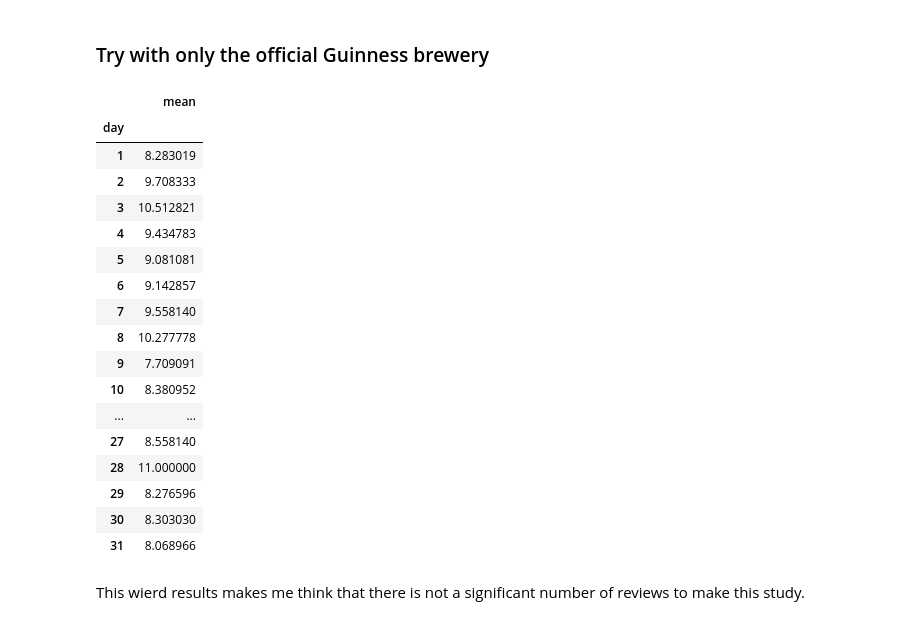
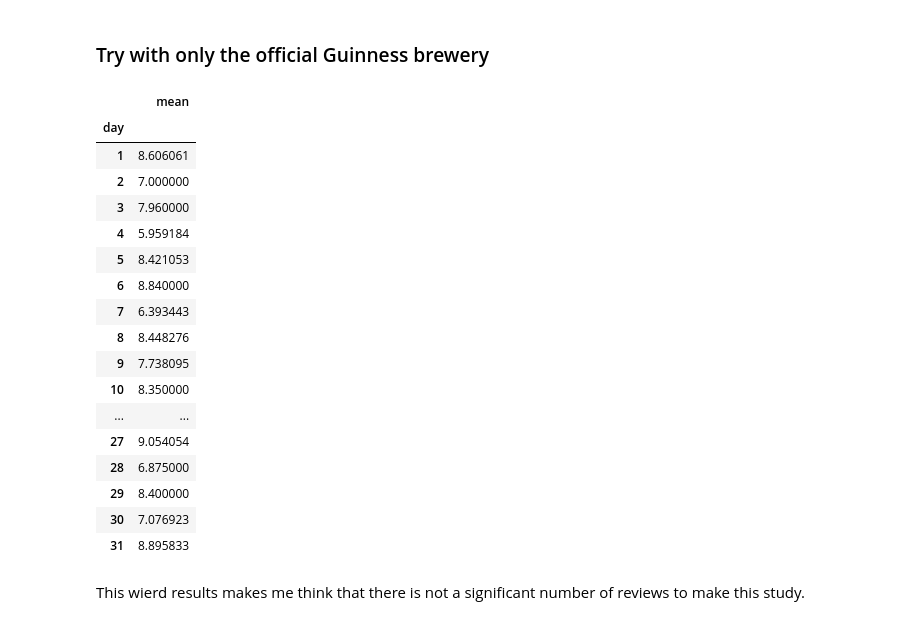
Before and after one commit to nada401/brewing-knowledge, a Jupyter notebook: src/scripts/quality_over_year/quality_over_year.ipynb, the cells around one changed output. Saved outputs shown, nothing was run; the diff lists cells and outputs as text; code cells hidden in the pictures.

```diff
--- a/src/scripts/quality_over_year/quality_over_year.ipynb
+++ b/src/scripts/quality_over_year/quality_over_year.ipynb
@@ -380,32 +408,33 @@ Again, May is the month with the highest expertness score for irish beers!
 # %%
 df_score_guinness_official = df_score[df_score['brewery_name'].str.contains('|'.join(['St. James']), case=False)].copy()
 
 df_score_guinness_official['date'] = pd.to_datetime(df_score_guinness_official['date'])
 df_score_guinness_official['month'] = df_score_guinness_official['date'].dt.month_name()
 df_score_guinness_official['day'] = df_score_guinness_official['date'].dt.day
 
 
 exp_guinness_official_may = df_score_guinness_official[df_score_guinness_official['month'] == 'May'].groupby('day')['expertness_score'].agg(['mean'])
-exp_guinness_official_may.head(31)
+exp_guinness_official_march = df_score_guinness_official[df_score_guinness_official['month'] == 'March'].groupby('day')['expertness_score'].agg(['mean'])
+exp_guinness_official_march.head(31)
 # %% [output]
 |  | mean |
 | day |  |
-| 1 | 8.283019 |
-| 2 | 9.708333 |
-| 3 | 10.512821 |
-| 4 | 9.434783 |
-| 5 | 9.081081 |
-| 6 | 9.142857 |
-| 7 | 9.558140 |
-| 8 | 10.277778 |
-| 9 | 7.709091 |
-| 10 | 8.380952 |
+| 1 | 8.606061 |
+| 2 | 7.000000 |
+| 3 | 7.960000 |
+| 4 | 5.959184 |
+| 5 | 8.421053 |
+| 6 | 8.840000 |
+| 7 | 6.393443 |
+| 8 | 8.448276 |
+| 9 | 7.738095 |
+| 10 | 8.350000 |
 | ... | ... |
-| 27 | 8.558140 |
-| 28 | 11.000000 |
-| 29 | 8.276596 |
-| 30 | 8.303030 |
-| 31 | 8.068966 |
+| 27 | 9.054054 |
+| 28 | 6.875000 |
+| 29 | 8.400000 |
+| 30 | 7.076923 |
+| 31 | 8.895833 |
 # %% [markdown]
 This wierd results makes me think that there is not a significant number of reviews to make this study.
 # %%
```
Also changed, not shown: parts of 16 cells of this notebook.
